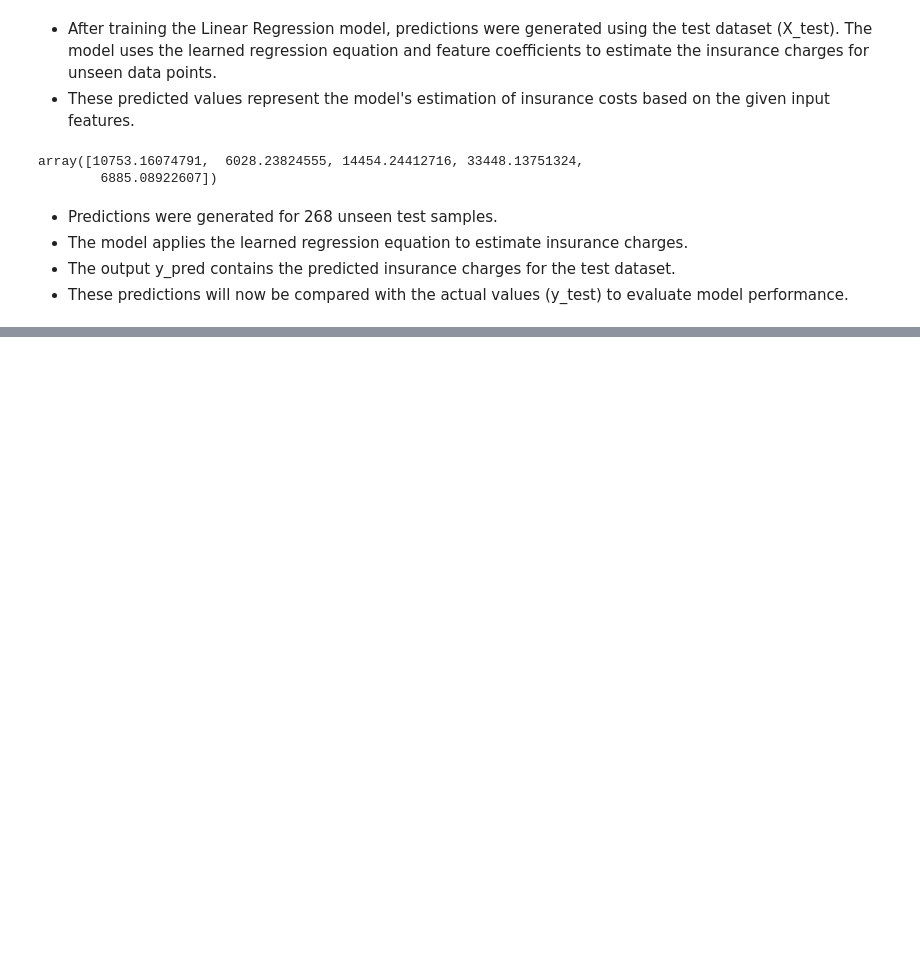
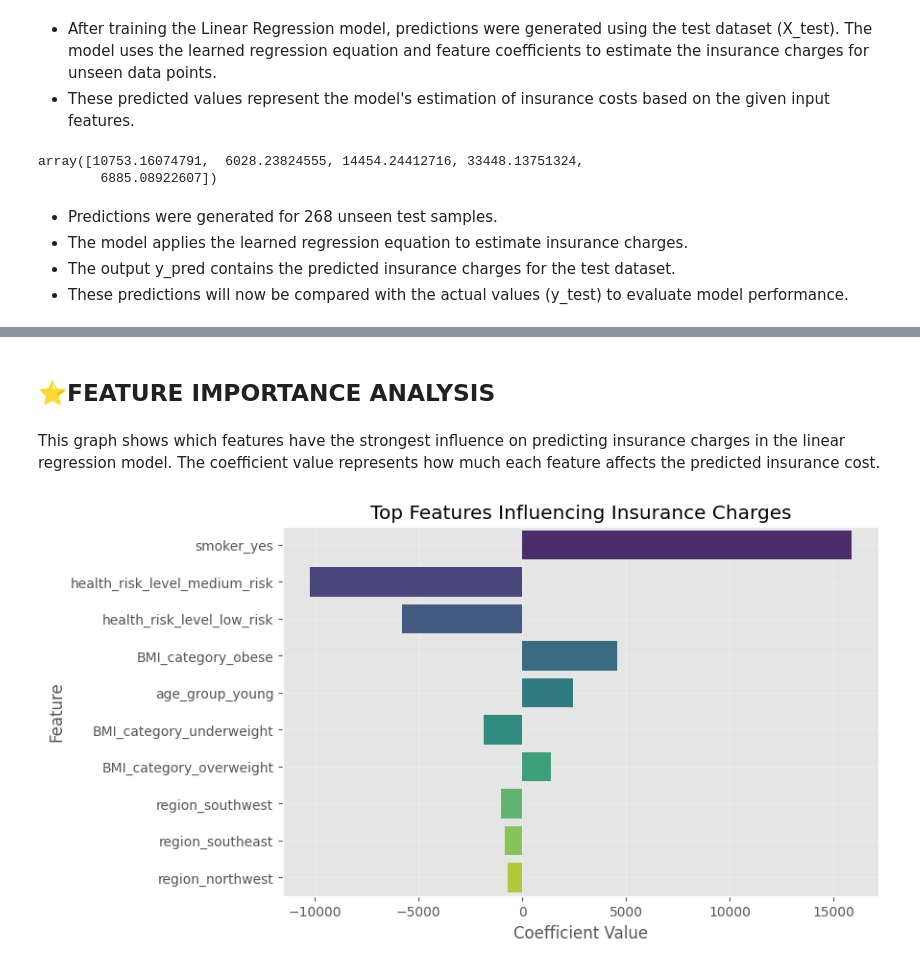
Before and after one commit to ashish-jonnada/medical-insurance-cost-prediction-ML, a Jupyter notebook: notebook/Medical_Insurance_prediction_ML.ipynb, the cells around one changed output, grey strips where cells are left out. Cells and saved outputs as stored; diff of their text form; code cells hidden in the pictures; blank space fills up the shorter version.

```diff
--- a/notebook/Medical_Insurance_prediction_ML.ipynb
+++ b/notebook/Medical_Insurance_prediction_ML.ipynb
@@ -597,0 +703,19 @@ array([10753.16074791,  6028.23824555, 14454.24412716, 33448.13751324,
+# %% [markdown]
+## ⭐FEATURE IMPORTANCE ANALYSIS
+# %% [markdown]
+This graph shows which features have the strongest influence on predicting insurance charges in the linear regression model. The coefficient value represents how much each feature affects the predicted insurance cost.
+# %%
+coefficients = pd.DataFrame({"Feature": X_train.columns,"Coefficient": model.coef_})
+coefficients["Importance"] = coefficients["Coefficient"].abs()
+coefficients = coefficients.sort_values(by="Importance", ascending=False)
+top_features = coefficients.head(10)
+# %%
+plt.figure(figsize=(8,5))
+sns.barplot(x="Coefficient", y="Feature", data=top_features, palette="viridis")
+plt.title("Top Features Influencing Insurance Charges")
+plt.xlabel("Coefficient Value")
+plt.ylabel("Feature")
+plt.grid(alpha=0.3)
+plt.show()
+# %% [output]
+[figure, added]
```
Also changed, not shown: parts of 38 cells of this notebook, 14 other files.
